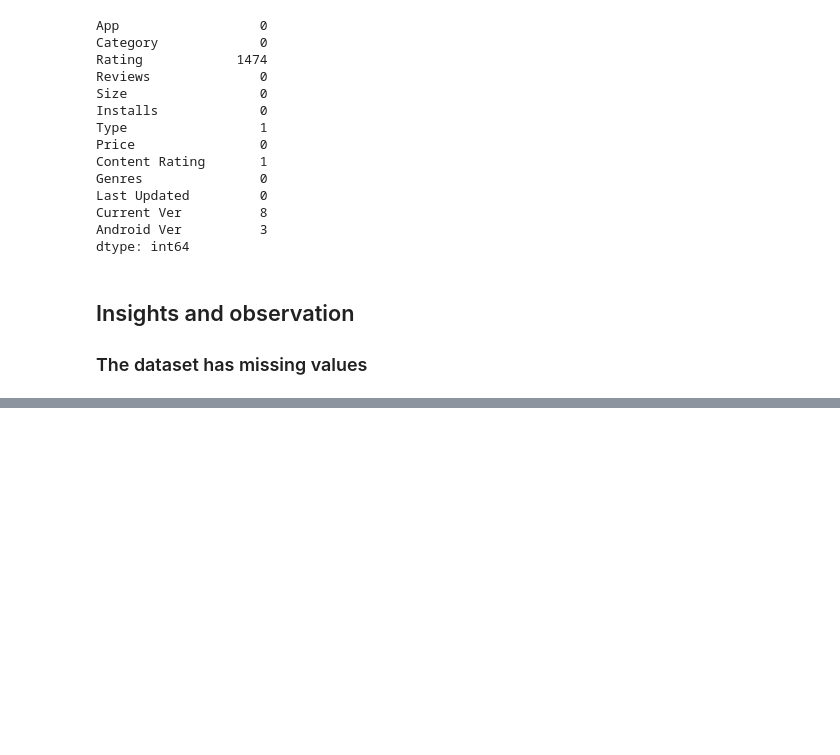
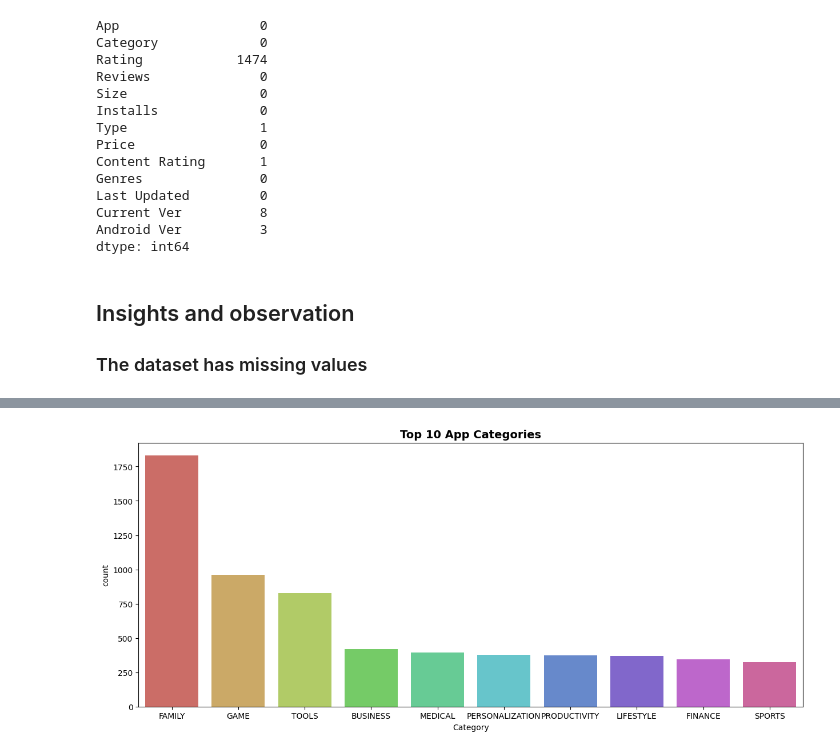
Before and after one commit to netofr19/machine_learning_course, a Jupyter notebook: exploratory_data_analysis/google_playstore_dataset.ipynb, the cells around one changed output, grey strips where cells are left out. Saved outputs shown, nothing was run; the diff lists cells and outputs as text; code cells hidden in the pictures; blank space fills up the shorter version.

```diff
--- a/exploratory_data_analysis/google_playstore_dataset.ipynb
+++ b/exploratory_data_analysis/google_playstore_dataset.ipynb
@@ -81,0 +344,3 @@ dtype: int64
+# %%
+# Top 10 App categories
+category = pd.DataFrame(df_copy['Category'].value_counts()).reset_index()
@@ -81,0 +356,8 @@ dtype: int64
+# %%
+plt.figure(figsize=(15, 6))
+sns.barplot(x='Category', y='count', data=category.iloc[:10,:], palette='hls')
+plt.title('Top 10 App Categories', fontsize=14, fontweight='bold')
+
+plt.show()
+# %% [output]
+[figure, added]
```
Also changed, not shown: parts of 37 cells of this notebook, 1 other file.
